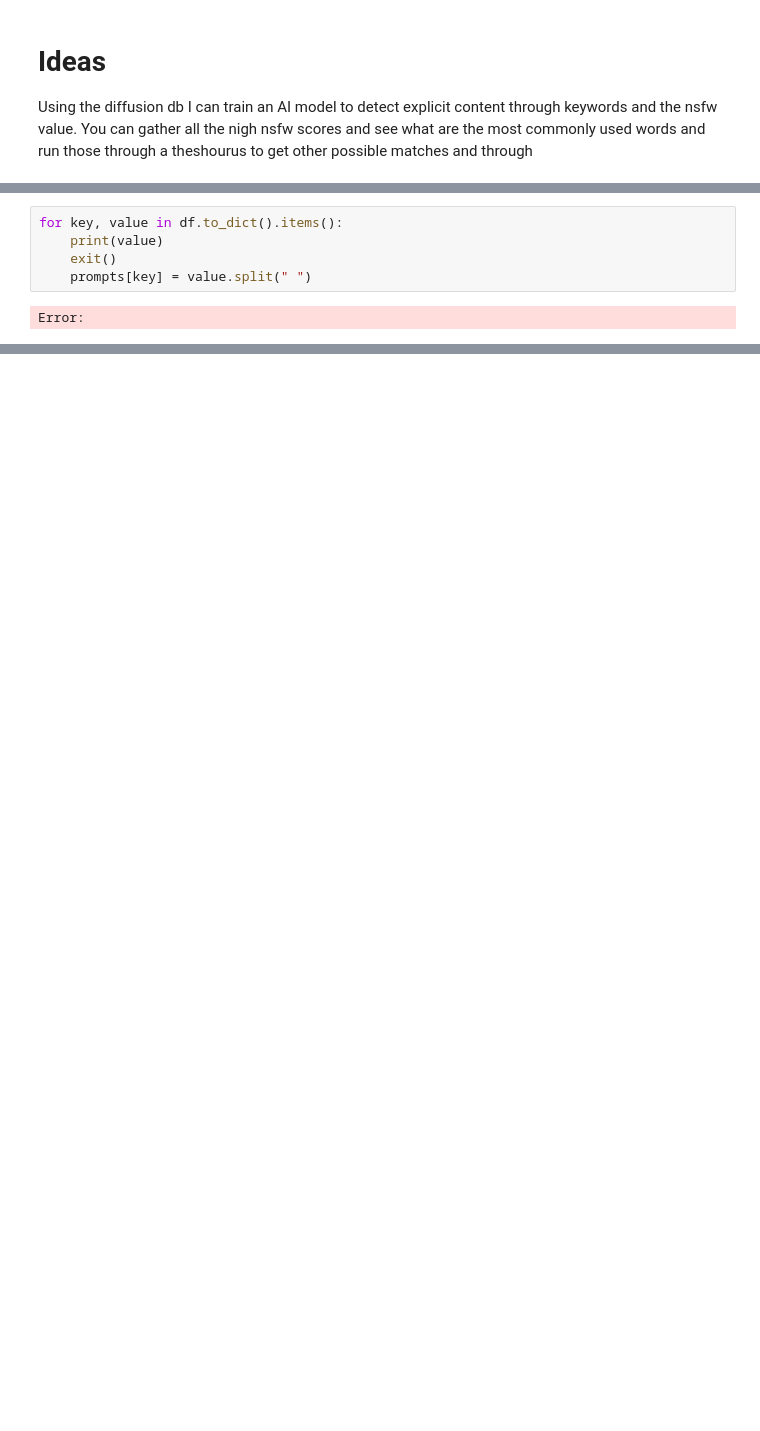
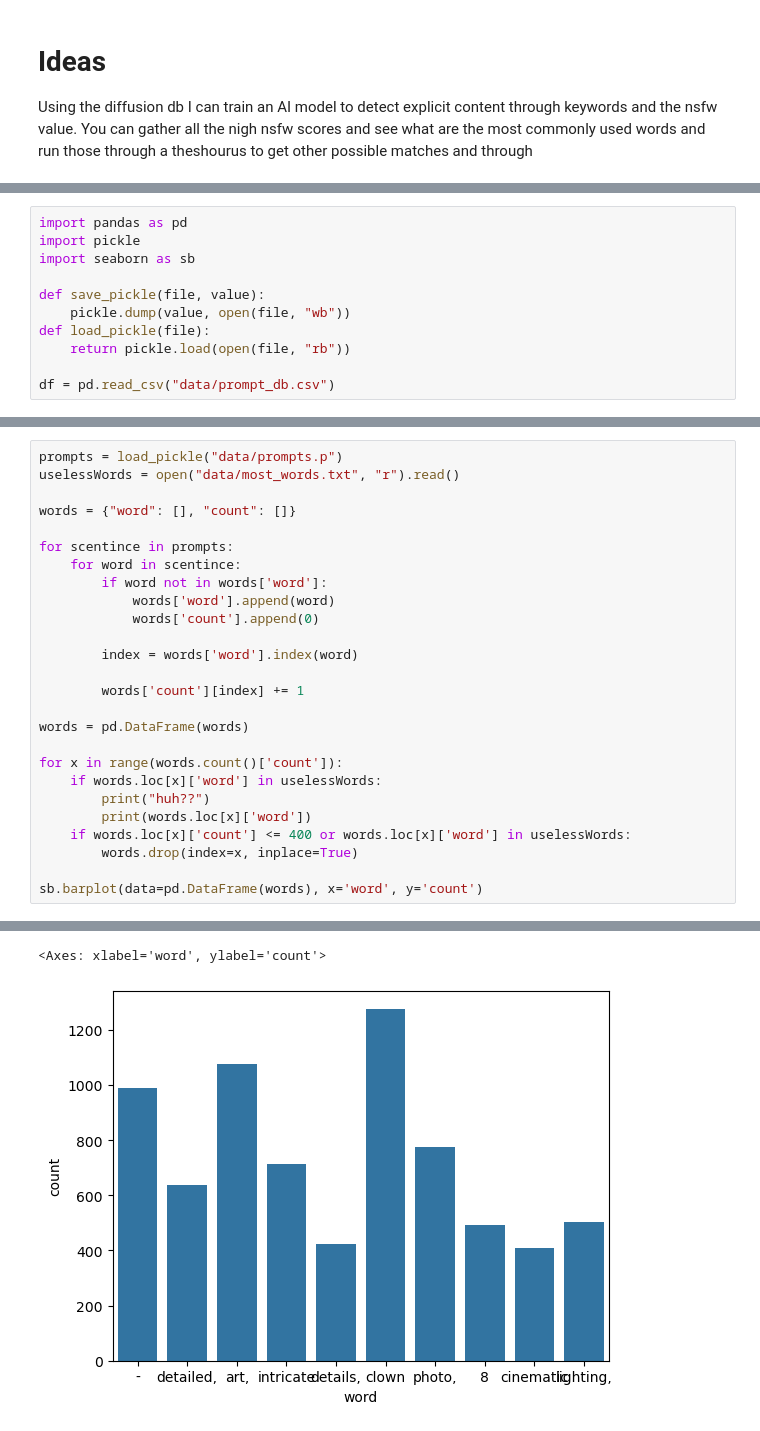
Before and after one commit to Duedot43/AIClass, a Jupyter notebook: Simester Two/Unit 3/ContentFiltering/filter.ipynb, the cells around one changed output, grey strips where cells are left out. Cells and saved outputs as stored; diff of their text form; blank space fills up the shorter version.

```diff
--- a/Simester Two/Unit 3/ContentFiltering/filter.ipynb
+++ b/Simester Two/Unit 3/ContentFiltering/filter.ipynb
@@ -10,3 +6,14 @@ df = pd.read_csv("data/prompt_db.csv")
+# %%
+import pandas as pd
+import pickle
+import seaborn as sb
+
+def save_pickle(file, value):
+    pickle.dump(value, open(file, "wb"))
+def load_pickle(file):
+    return pickle.load(open(file, "rb"))
+
+df = pd.read_csv("data/prompt_db.csv")
 # %%
 
 
@@ -16,7 +25,27 @@ prompts = []
-# %%
-for key, value in df.to_dict().items():
-    print(value)
-    exit()
-    prompts[key] = value.split(" ")
-# %% [output]
-Error:
+# %%
+prompts = load_pickle("data/prompts.p")
+uselessWords = open("data/most_words.txt", "r").read()
+
+words = {"word": [], "count": []}
+
+for scentince in prompts:
+    for word in scentince:
+        if word not in words['word']:
+            words['word'].append(word)
+            words['count'].append(0)
+
+        index = words['word'].index(word)
+
+        words['count'][index] += 1
+
+words = pd.DataFrame(words)
+
+for x in range(words.count()['count']):
+    if words.loc[x]['word'] in uselessWords:
+        print("huh??")
+        print(words.loc[x]['word'])
+    if words.loc[x]['count'] <= 400 or words.loc[x]['word'] in uselessWords:
+        words.drop(index=x, inplace=True)
+
+sb.barplot(data=pd.DataFrame(words), x='word', y='count')
+# %% [output]
@@ -22,0 +69,2 @@ Error:
+<Axes: xlabel='word', ylabel='count'>
+[figure, added]
```
Also changed, not shown: parts of 3 cells of this notebook, 4 other files.
